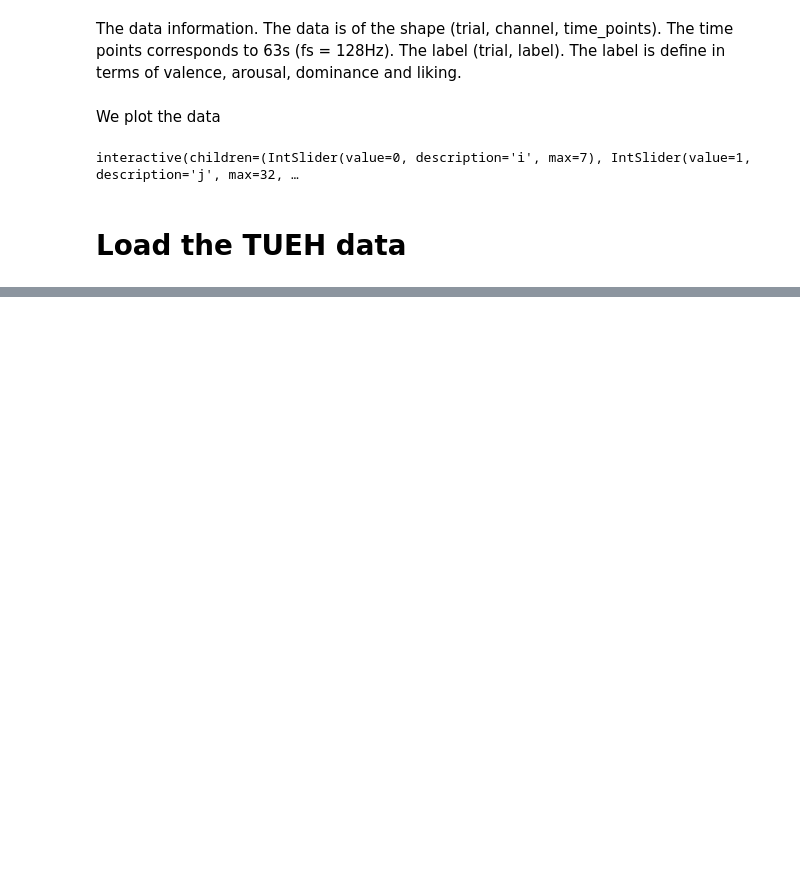
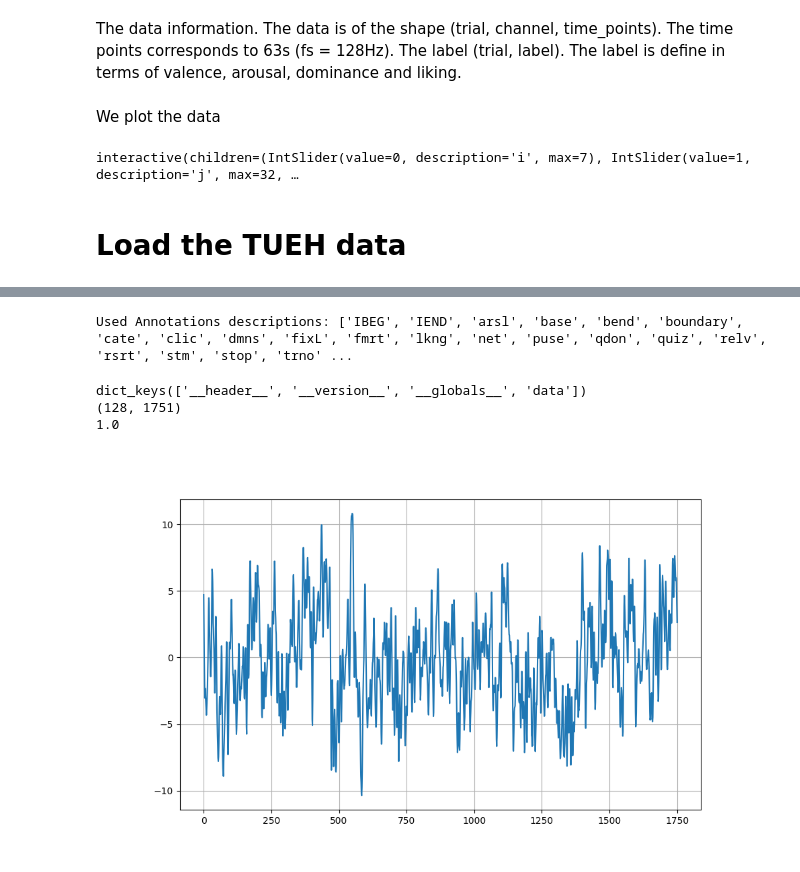
Before and after one commit to beruizgonz/EEG_DATA, a Jupyter notebook: data/analyze_data.ipynb, the cells around one changed output, grey strips where cells are left out. Drawn from its saved outputs; the diff is of its cells as text; code cells hidden in the pictures; blank space fills up the shorter version.

```diff
--- a/data/analyze_data.ipynb
+++ b/data/analyze_data.ipynb
@@ -263,0 +235,31 @@ interactive(children=(IntSlider(value=0, description='i', max=7), IntSlider(valu
+# %%
+events, event_id = mne.events_from_annotations(raw)
+# %% [output]
+Used Annotations descriptions: ['IBEG', 'IEND', 'arsl', 'base', 'bend', 'boundary', 'cate', 'clic', 'dmns', 'fixL', 'fmrt', 'lkng', 'net', 'puse', 'qdon', 'quiz', 'relv', 'rsrt', 'stm', 'stop', 'trno' ...
+# %%
+import scipy.io
+
+# Load the .mat file
+mat_file_path = os.path.join(os.getcwd(),  'DENS', 'EEG_Data', 'Group-01', 'Happy_mit004Trial-8Click-6-slor.mat')
+mat_contents = scipy.io.loadmat(mat_file_path)
+
+# Print the keys of the dictionary to see what variables are available
+print(mat_contents.keys())
+
+# Access a specific variable from the .mat file
+data_variable = mat_contents['data']  # Replace 'variable_name' with the actual variable name
+
+# Print or process the data
+print(data_variable.shape)
+
+plt.figure(figsize=(10, 6))
+plt.plot(data_variable[8,:])
+plt.grid()
+
+global_data = mat_contents['__version__']
+print(global_data)
+# %% [output]
+dict_keys(['__header__', '__version__', '__globals__', 'data'])
+(128, 1751)
+1.0
+[figure, added]
```
Also changed, not shown: parts of 9 cells of this notebook, 39 other files.
